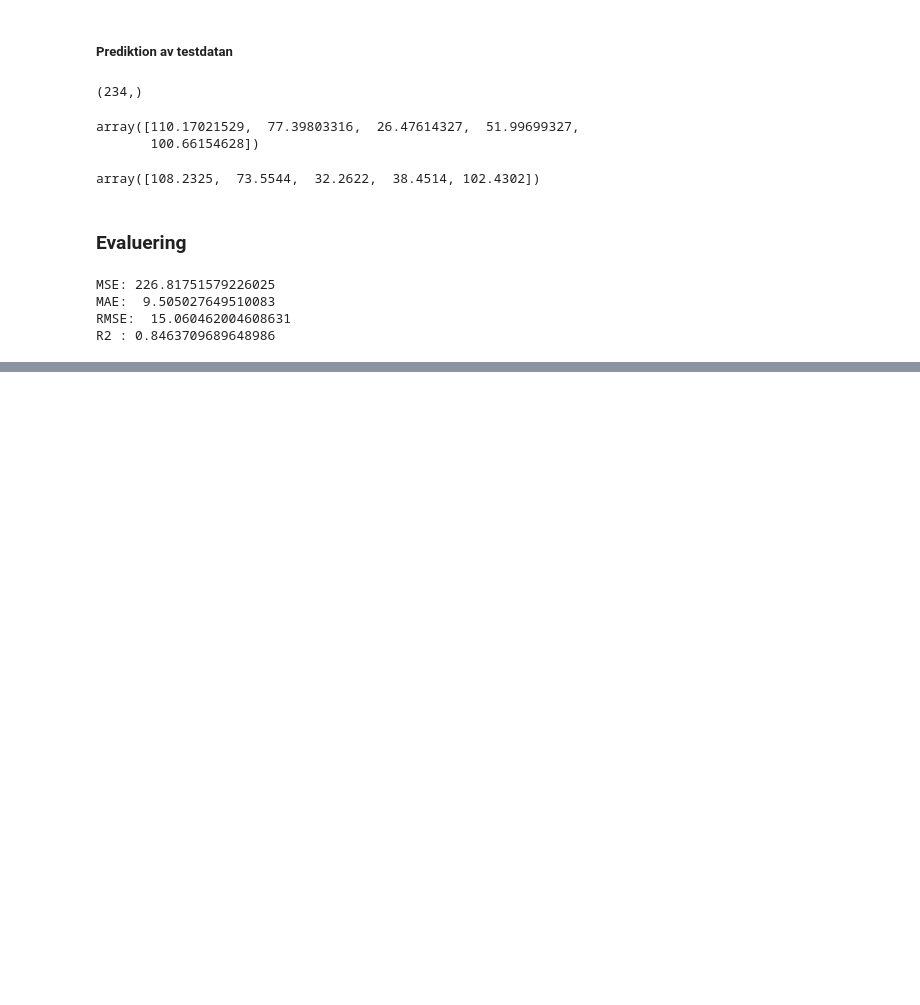
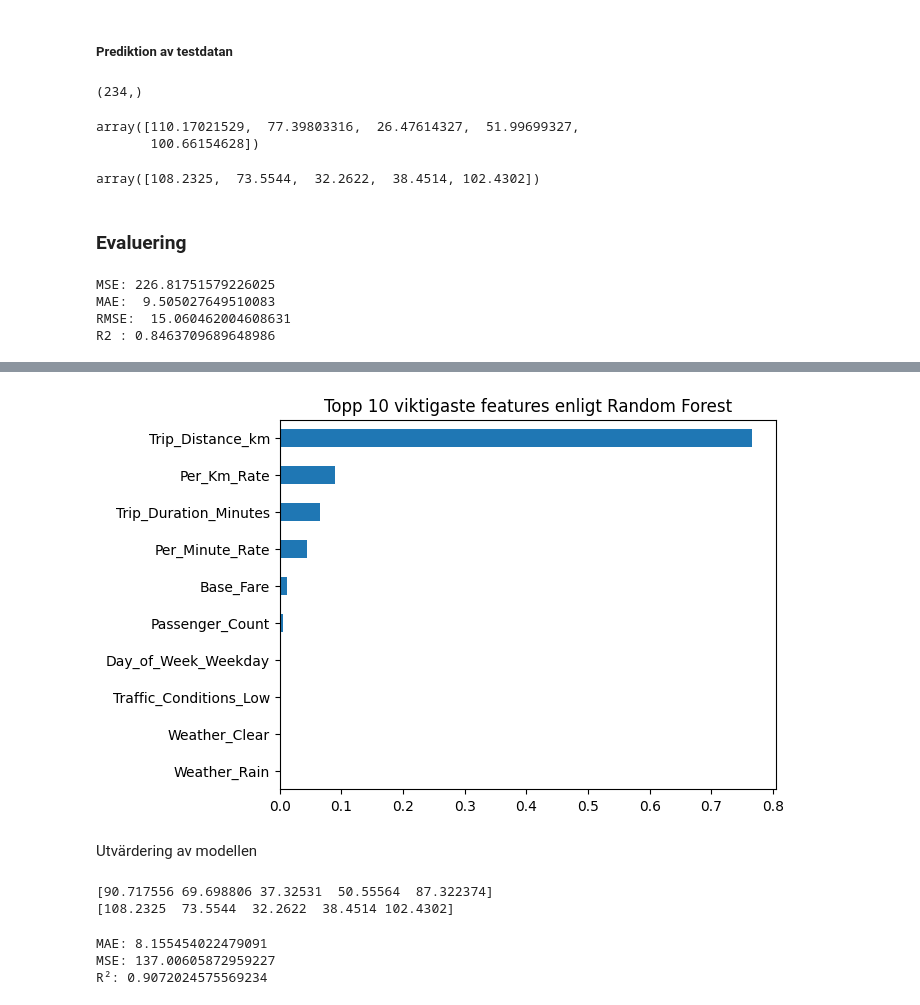
Before and after one commit to suseliwen/taxi-prediction-fullstack-Susanne, a Jupyter notebook: explorations/model_testing_linear_regr.ipynb, the cells around one changed output, grey strips where cells are left out. Drawn from its saved outputs; the diff is of its cells as text; code cells hidden in the pictures; blank space fills up the shorter version.

```diff
--- a/explorations/model_testing_linear_regr.ipynb
+++ b/explorations/model_testing_linear_regr.ipynb
@@ -168,0 +158,10 @@ plt.show()
+# %%
+model = RandomForestRegressor(
+    n_estimators=100,
+    random_state=42,
+    oob_score=True,
+    max_samples=60
+)
+
+rf = model.fit(X_train_prepared, y_train)
+y_pred_rf = rf.predict(X_test_prepared)
@@ -168,0 +175,12 @@ plt.show()
+# %%
+#För att se feature names i feature_importances behöver jag spara en lista med alla feature_names i en variabel, och använda listan för importances.
+
+num_feature_names = num_cols
+cat_feature_names = encoder.get_feature_names_out(cat_cols)
+all_feature_names = list(num_feature_names) + list(cat_feature_names)
+# %%
+importances = pd.Series(rf.feature_importances_, index=all_feature_names)
+# %%
+importances_sorted = importances.sort_values(ascending=False)
+
+print(importances_sorted.head(10))
@@ -168,0 +199,27 @@ plt.show()
+# %%
+importances_sorted.head(10).plot(kind="barh")
+plt.gca().invert_yaxis()
+plt.title("Topp 10 viktigaste features enligt Random Forest")
+plt.show()
+# %% [output]
+[figure, added]
+# %% [markdown]
+Utvärdering av modellen
+# %%
+print(y_pred_rf[:5])
+print(y_test[:5].values)
+# %% [output]
+[90.717556 69.698806 37.32531  50.55564  87.322374]
+[108.2325  73.5544  32.2622  38.4514 102.4302]
+# %%
+mae = mean_absolute_error(y_test, y_pred_rf)
+mse = mean_squared_error(y_test, y_pred_rf)
+r2  = r2_score(y_test, y_pred_rf)
+
+print("MAE:", mae)
+print("MSE:", mse)
+print("R²:", r2)
+# %% [output]
+MAE: 8.155454022479091
+MSE: 137.00605872959227
+R²: 0.9072024575569234
```
Also changed, not shown: parts of 13 cells of this notebook.
